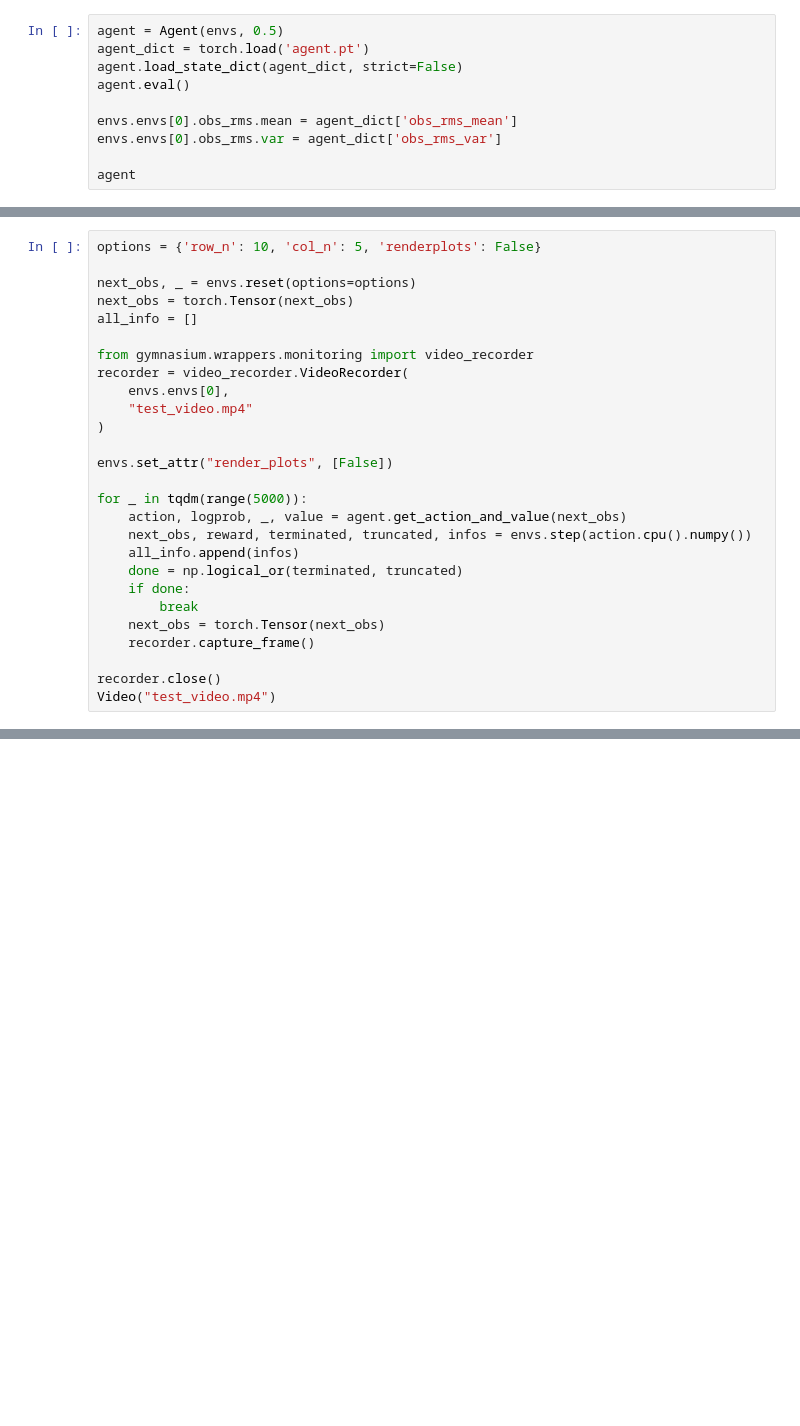
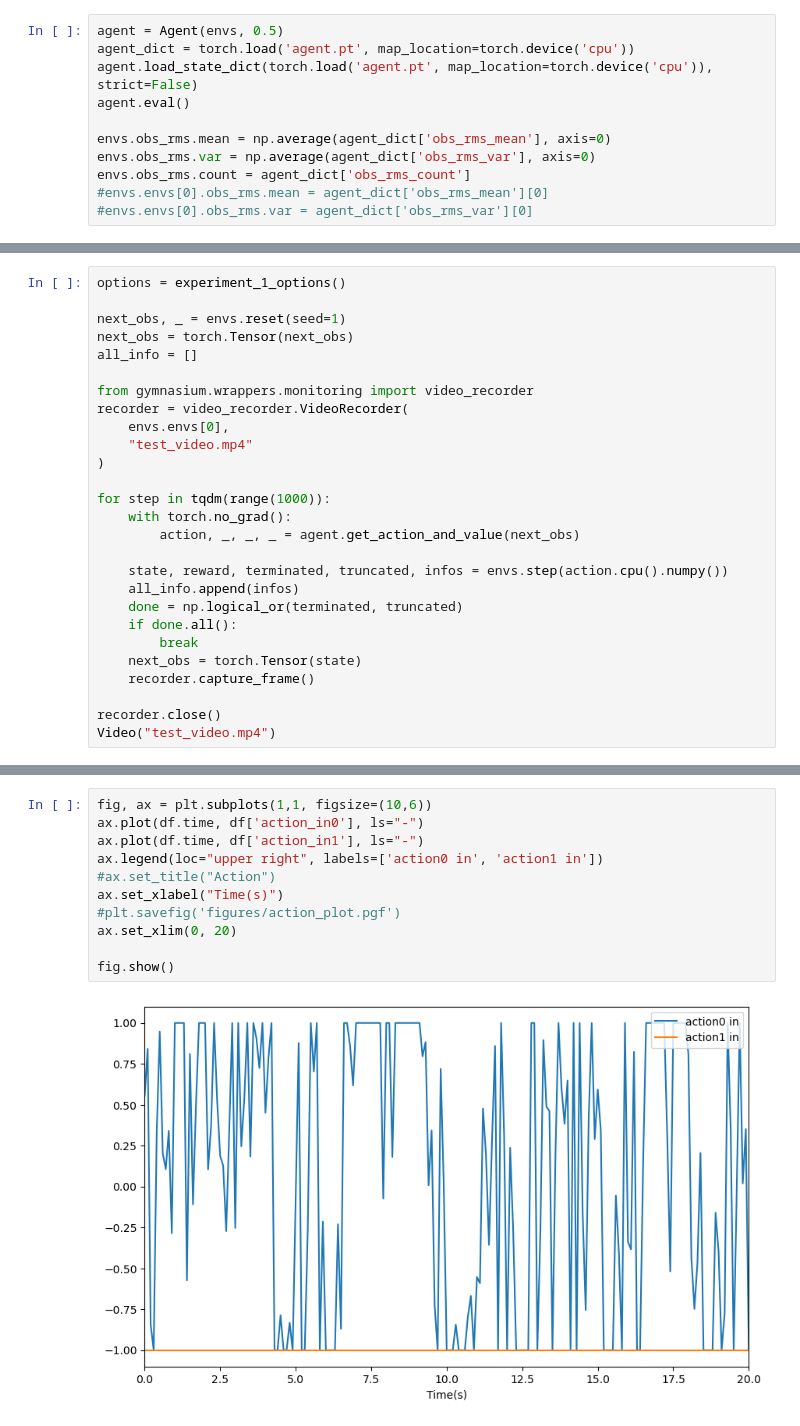
Before and after one commit to romi2002/cleanrl, a Jupyter notebook: custom_utils/plot_agent.ipynb, the cells around one changed output, grey strips where cells are left out. Saved outputs shown, nothing was run; the diff lists cells and outputs as text; blank space fills up the shorter version.

```diff
--- a/custom_utils/plot_agent.ipynb
+++ b/custom_utils/plot_agent.ipynb
@@ -25,10 +53,11 @@ envs = gym.vector.SyncVectorEnv(
 # %%
 agent = Agent(envs, 0.5)
-agent_dict = torch.load('agent.pt')
-agent.load_state_dict(agent_dict, strict=False)
+agent_dict = torch.load('agent.pt', map_location=torch.device('cpu'))
+agent.load_state_dict(torch.load('agent.pt', map_location=torch.device('cpu')), strict=False)
 agent.eval()
 
-envs.envs[0].obs_rms.mean = agent_dict['obs_rms_mean']
-envs.envs[0].obs_rms.var = agent_dict['obs_rms_var']
-
-agent
+envs.obs_rms.mean = np.average(agent_dict['obs_rms_mean'], axis=0)
+envs.obs_rms.var = np.average(agent_dict['obs_rms_var'], axis=0)
+envs.obs_rms.count = agent_dict['obs_rms_count']
+#envs.envs[0].obs_rms.mean = agent_dict['obs_rms_mean'][0]
+#envs.envs[0].obs_rms.var = agent_dict['obs_rms_var'][0]
@@ -56,7 +74,7 @@ Agent(
 # %%
-options = {'row_n': 10, 'col_n': 5, 'renderplots': False}
+options = experiment_1_options()
 
-next_obs, _ = envs.reset(options=options)
+next_obs, _ = envs.reset(seed=1)
 next_obs = torch.Tensor(next_obs)
 all_info = []
 
@@ -66,16 +84,16 @@ recorder = video_recorder.VideoRecorder(
     "test_video.mp4"
 )
 
-envs.set_attr("render_plots", [False])
+for step in tqdm(range(1000)):
+    with torch.no_grad():
+        action, _, _, _ = agent.get_action_and_value(next_obs)
 
-for _ in tqdm(range(5000)):
-    action, logprob, _, value = agent.get_action_and_value(next_obs)
-    next_obs, reward, terminated, truncated, infos = envs.step(action.cpu().numpy())
+    state, reward, terminated, truncated, infos = envs.step(action.cpu().numpy())
     all_info.append(infos)
     done = np.logical_or(terminated, truncated)
-    if done:
+    if done.all():
         break
-    next_obs = torch.Tensor(next_obs)
+    next_obs = torch.Tensor(state)
     recorder.capture_frame()
 
 recorder.close()
@@ -118,0 +158,13 @@ sns.scatterplot(data=df)
+# %%
+fig, ax = plt.subplots(1,1, figsize=(10,6))
+ax.plot(df.time, df['action_in0'], ls="-")
+ax.plot(df.time, df['action_in1'], ls="-")
+ax.legend(loc="upper right", labels=['action0 in', 'action1 in'])
+#ax.set_title("Action")
+ax.set_xlabel("Time(s)")
+#plt.savefig('figures/action_plot.pgf')
+ax.set_xlim(0, 20)
+
+fig.show()
+# %% [output]
+[figure, added]
```
Also changed, not shown: parts of 11 cells of this notebook, 1 other file.
